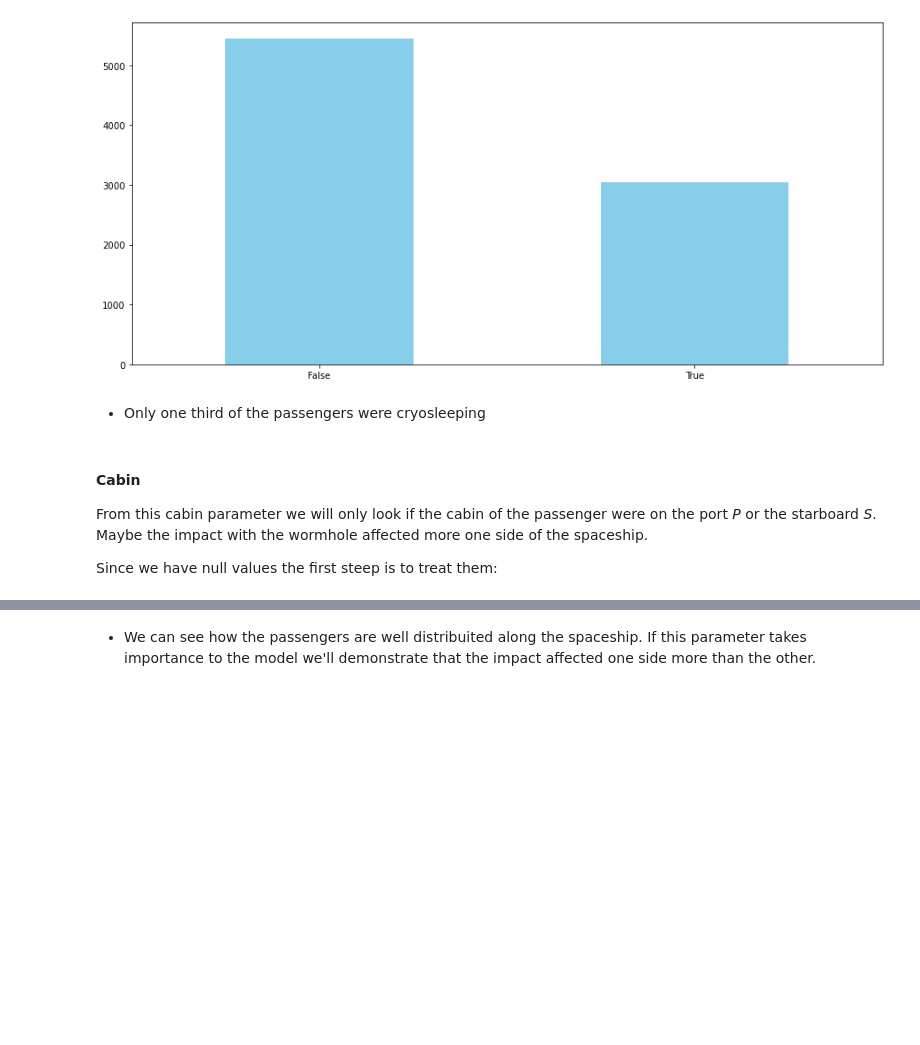
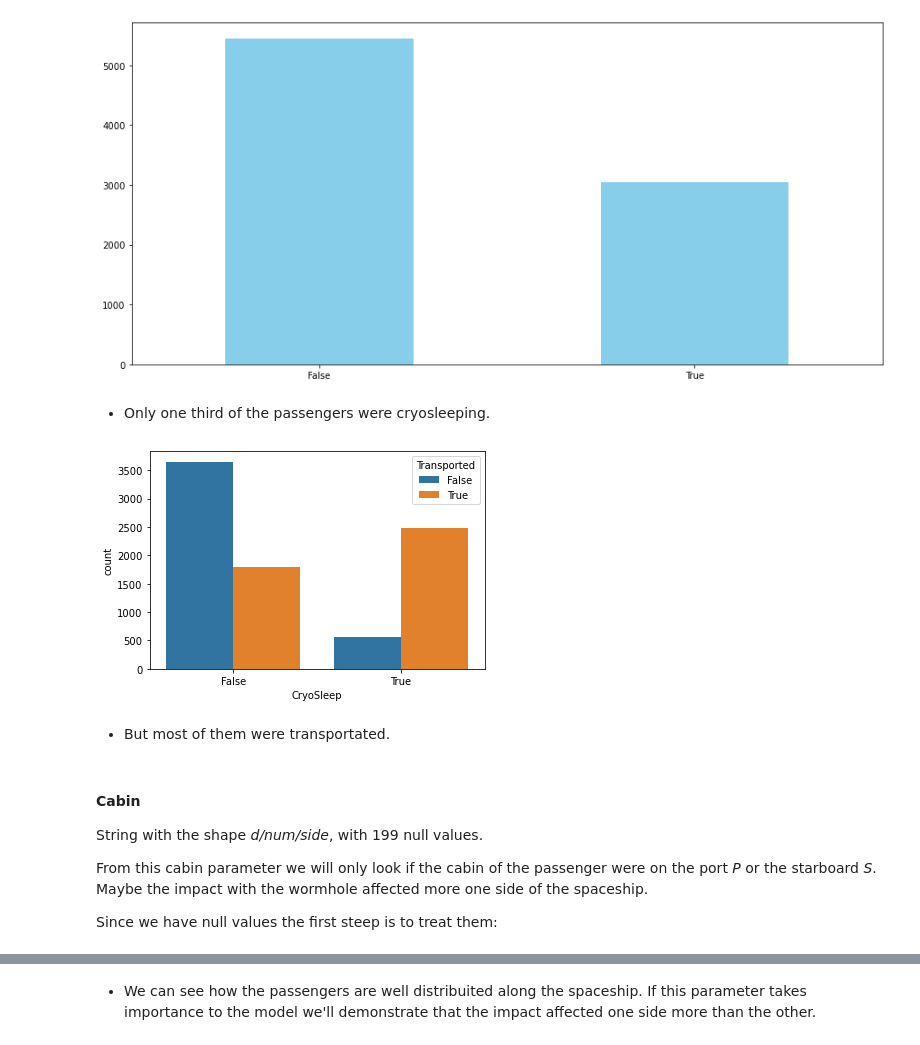
Before and after one commit to mateoricio/spaceship-titanic, a Jupyter notebook: spaceship-titanic.ipynb, the cells around one changed output, grey strips where cells are left out. Drawn from its saved outputs; the diff is of its cells as text; code cells hidden in the pictures; blank space fills up the shorter version.

```diff
--- a/spaceship-titanic.ipynb
+++ b/spaceship-titanic.ipynb
@@ -91,6 +133,12 @@ pd.get_dummies(df['CryoSleep']).sum().\
 # %% [output]
 [figure]
 # %% [markdown]
-* Only one third of the passengers were cryosleeping
+* Only one third of the passengers were cryosleeping.
+# %%
+sns.countplot(data=df, x='CryoSleep',hue='Transported');
+# %% [output]
+[figure, added]
+# %% [markdown]
+* But most of them were transportated.
 # %%
 df = pd.concat([df, pd.get_dummies(df['CryoSleep'])], axis=1).\
@@ -98,6 +146,8 @@ df = pd.concat([df, pd.get_dummies(df['CryoSleep'])], axis=1).\
     drop(columns={'CryoSleep', 'no_cryosleeper'})
 # %% [markdown]
 #### Cabin
+
+String with the shape *d/num/side*, with 199 null values.
 
 From this cabin parameter we will only look if the cabin of the passenger were on the port *P* or the starboard *S*. Maybe the impact with the wormhole affected more one side of the spaceship.
 
```
Also changed, not shown: parts of 46 cells of this notebook.
